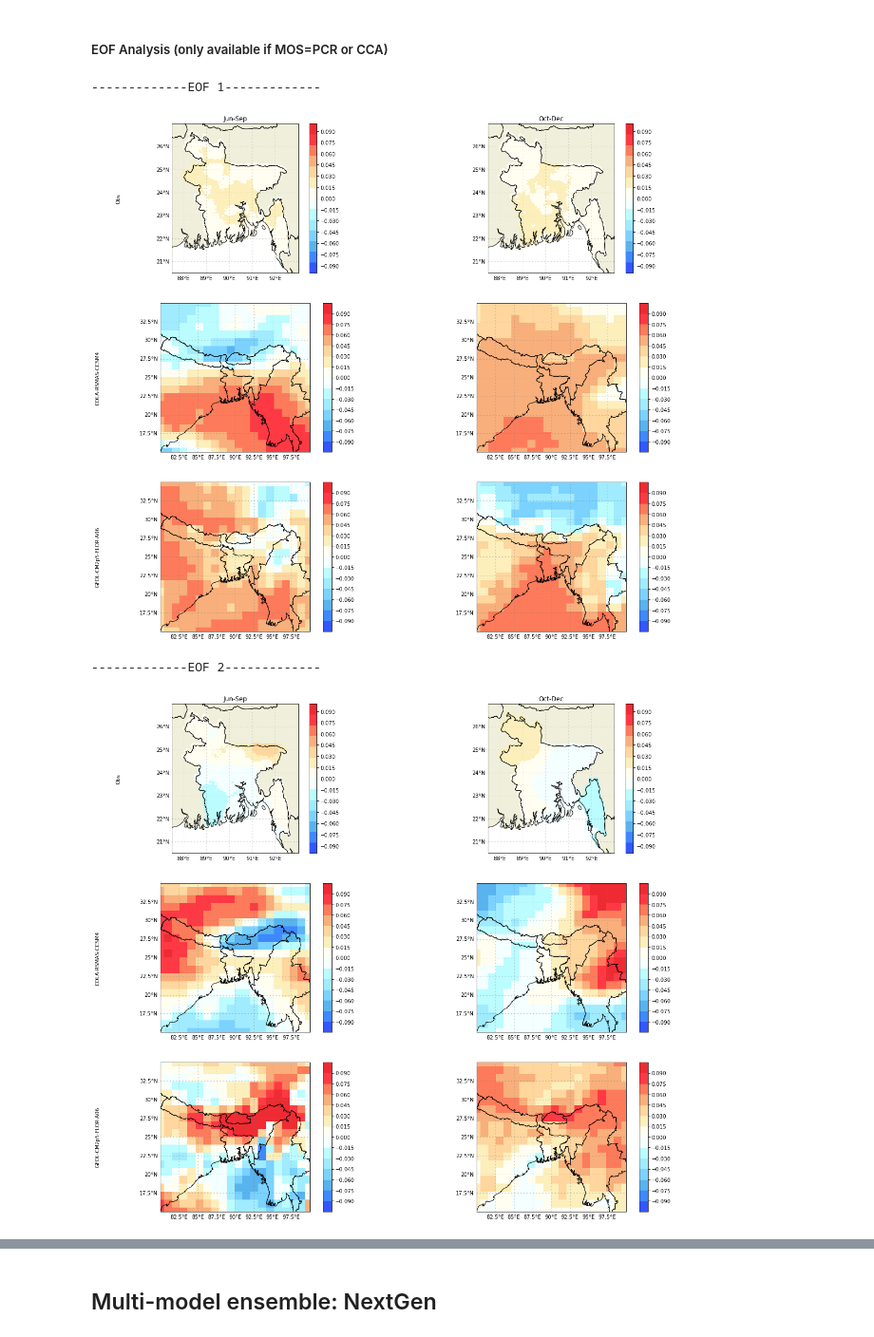
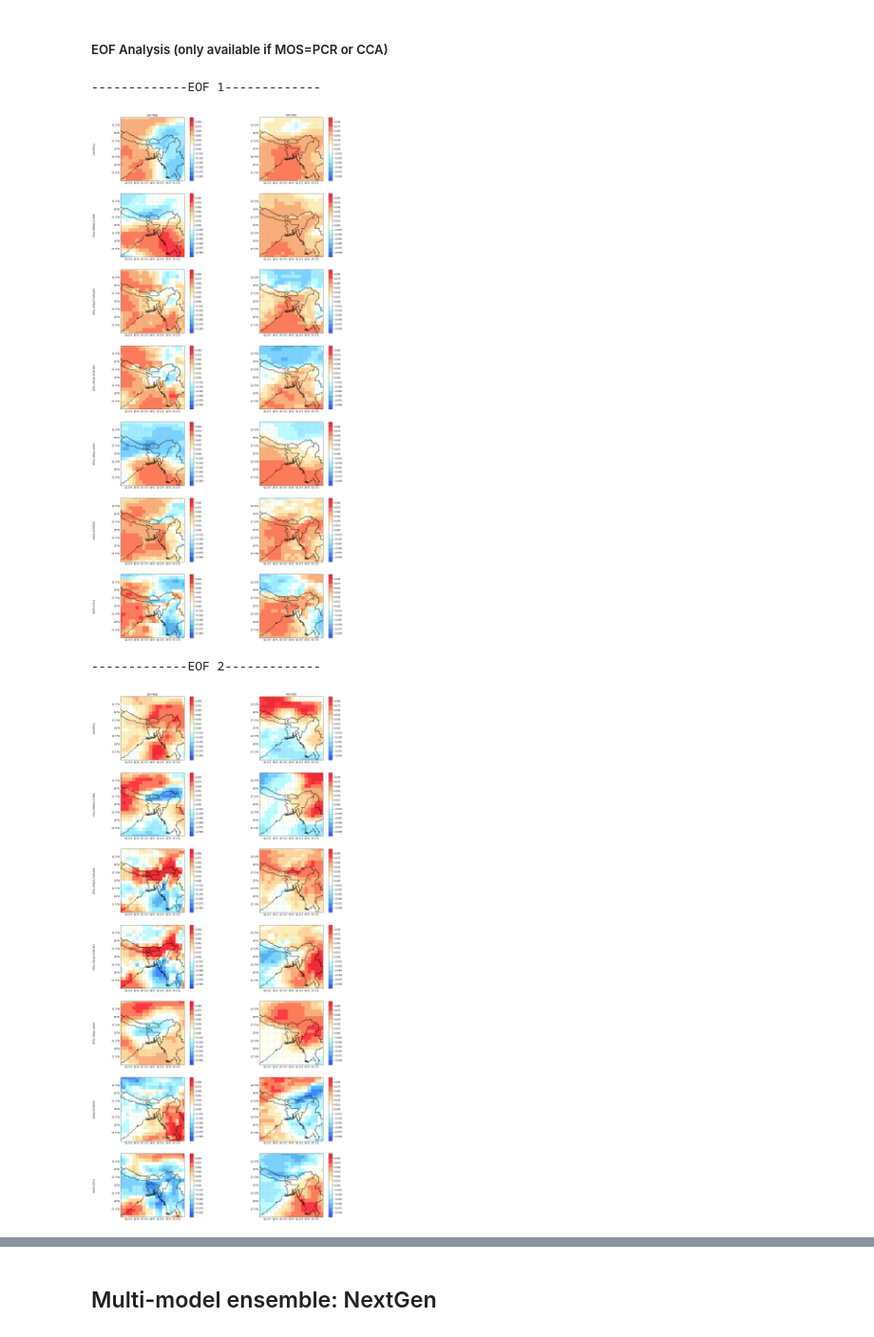
Before and after one commit to nachiketaacharya/PyCPT_Seasonal, a Jupyter notebook: pycpt_seasonal.ipynb, the cells around one changed output, grey strips where cells are left out. Shown at 95% size. Cells and saved outputs as stored; diff of their text form; code cells hidden in the pictures.

```diff
--- a/pycpt_seasonal.ipynb
+++ b/pycpt_seasonal.ipynb
@@ -27,7 +27,7 @@ Part of the effort to develop PyCPT is funded by the Columbia World Project "Ada
 ### Namelist section
 # %%
 ########Work name (name of the work folder; e.g., one word followed by "_seasonal":)
-work = 'Test_10'
+work = 'Test_oy4'
 
 ########Some folder and file options:
 # Where do you want to make the work folder-- this should already exist!!!
@@ -40,7 +40,8 @@ use_default = 'True' #Make False to turn off default country boundaries
 ########Model (choose one, a subset or all models:
 #CMC1-CanCM3, CMC2-CanCM4,  COLA-RSMAS-CCSM4*, GFDL-CM2p5-FLOR-A06*, GFDL-CM2p5-FLOR-B01*,GFDL-CM2p1-aer04*, NASA-GEOSS2S*, NCEP-CFSv2*)
 #The ones with "*" are producing operational forecasts, the others are frozen.
-models=['COLA-RSMAS-CCSM4','GFDL-CM2p5-FLOR-A06']#,'CMC1-CanCM3' 'GFDL-CM2p5-FLOR-B01','GFDL-CM2p1-aer04','CMC1-CanCM3', 'CMC2-CanCM4','NCEP-CFSv2']
+models=['CanSIPSv2','COLA-RSMAS-CCSM4', 'GFDL-CM2p5-FLOR-A06', 'GFDL-CM2p5-FLOR-B01','GFDL-CM2p1-aer04','NASA-GEOSS2S','NCEP-CFSv2']
+
 
 #####Choose metrics (options are: 'Pearson','Spearman','2AFC','RocAbove','RocBelow', 'RMSE'):
 met=['Pearson']#,'Spearman']#,'2AFC','RocAbove','RocBelow', 'RMSE']
@@ -50,7 +51,7 @@ obs='ENACTS-BD'
 station=False
 
 ########MOS method (choose between None, PCR, CCA) #Esto es calibracion
-MOS='CCA'
+MOS='PCR'
 
 
 #only used if MOS == 'CCA' or MOS == 'PCR'
@@ -84,7 +85,7 @@ tend = 2009
 
 ########Forecast date
 monf=['May', 'Sep'] 	# Initialization month
-fyr=2019 	# Forecast year
+fyr=2020 	# Forecast year
 
 ########Switches:
 force_download = False   #force download of data files, even if they already exist locally --- IF YOU ALREADY HAVE OBS FILES, DOUBLE CHECK WHICH ONES THEY ARE --- True to be safe
@@ -185,12 +187,11 @@ Pearson
 ##### EOF Analysis (only available if MOS=PCR or CCA)
 # %%
 # Skill scores loop
-if MOS in ['PCR', 'CCA']:
-    for imod in range(eofmodes):
-        pycpt.plteofs(imod)
+for imod in range(eofmodes):
+    pycpt.plteofs(imod)
 # %% [output]
 -------------EOF 1-------------
-[figure, old version]
+[figure, new version]
 -------------EOF 2-------------
-[figure, old version]
+[figure, new version]
 -------------EOF 3-------------
```
Also changed, not shown: parts of 7 cells of this notebook, 1 other file.
